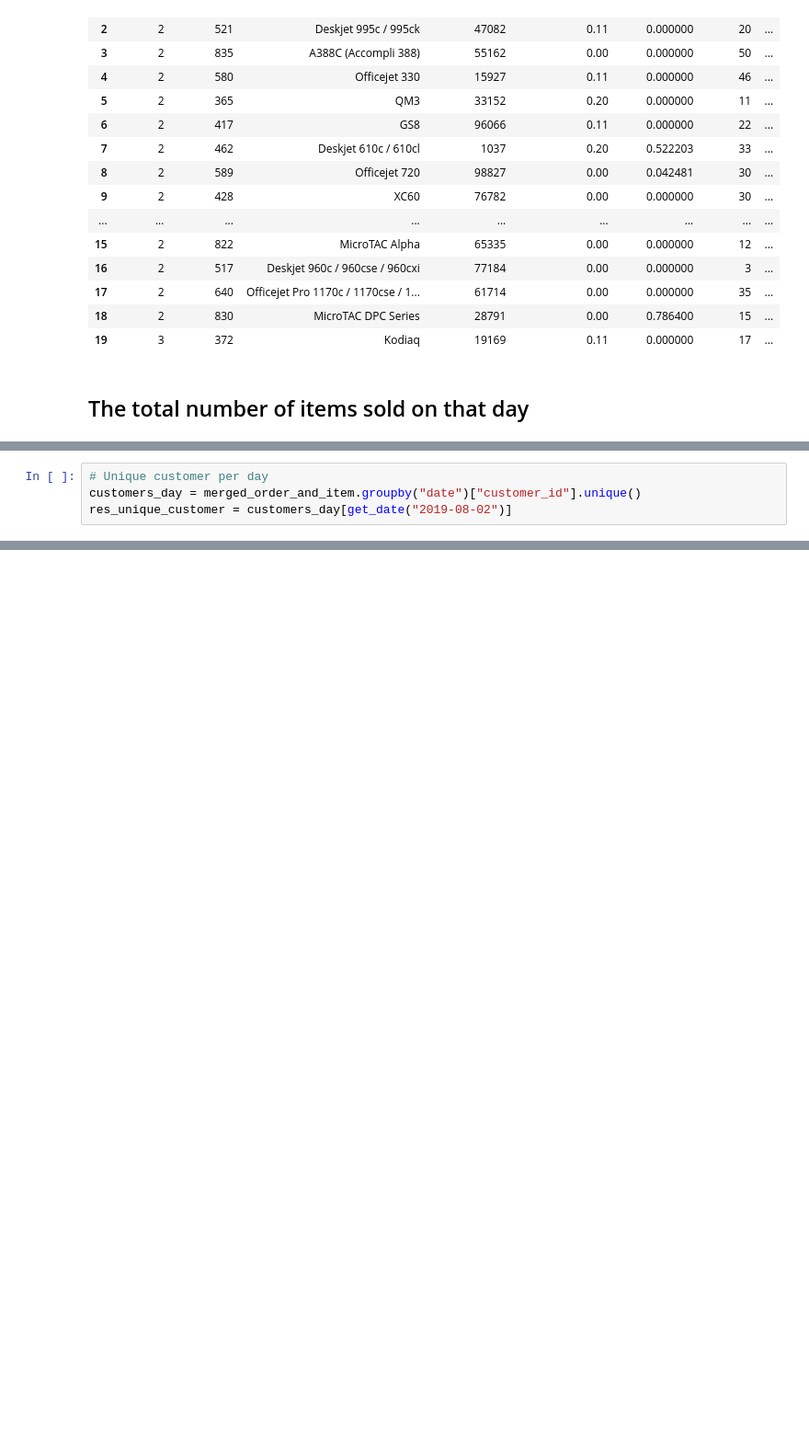
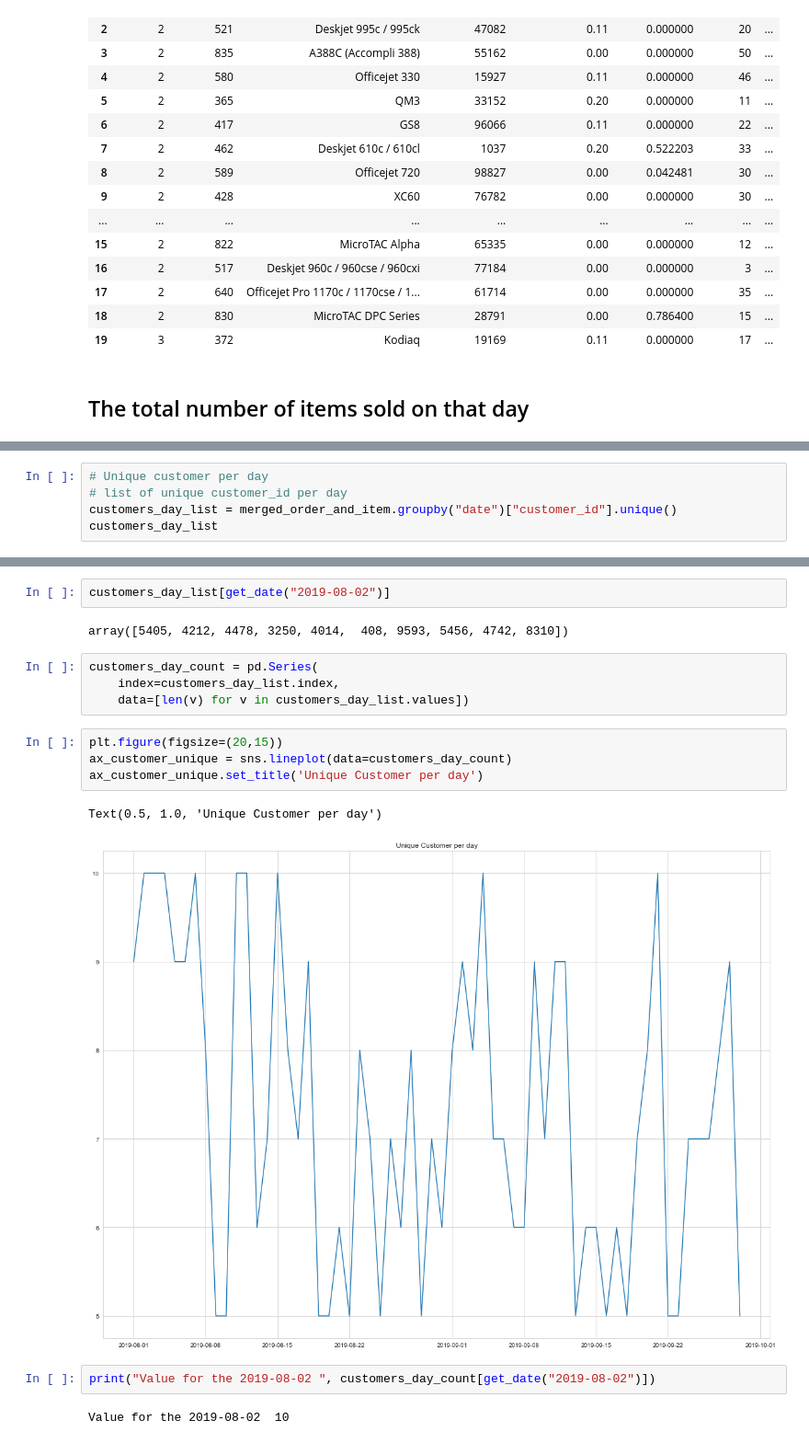
Before and after one commit to asaidomar/suade_test, a Jupyter notebook: data_analyse.ipynb, the cells around one changed output, grey strips where cells are left out. Shown: that part at 92% size. Saved outputs shown, nothing was run; the diff lists cells and outputs as text; blank space fills up the shorter version.

```diff
--- a/data_analyse.ipynb
+++ b/data_analyse.ipynb
@@ -130,4 +150,5 @@ px.line(x=sale_day.index, y=sale_day.values, title="Quantity sale per day")
 # %%
 # Unique customer per day
-customers_day = merged_order_and_item.groupby("date")["customer_id"].unique()
-res_unique_customer = customers_day[get_date("2019-08-02")]
+# list of unique customer_id per day
+customers_day_list = merged_order_and_item.groupby("date")["customer_id"].unique()
+customers_day_list
@@ -138 +173,20 @@ px.line(x=customers_day.index, y=customers_day.values, title="Unique customer pe
+# %%
+customers_day_list[get_date("2019-08-02")]
+# %% [output]
+array([5405, 4212, 4478, 3250, 4014,  408, 9593, 5456, 4742, 8310])
+# %%
+customers_day_count = pd.Series(
+    index=customers_day_list.index,
+    data=[len(v) for v in customers_day_list.values])
+# %%
+plt.figure(figsize=(20,15))
+ax_customer_unique = sns.lineplot(data=customers_day_count)
+ax_customer_unique.set_title('Unique Customer per day')
+# %% [output]
+Text(0.5, 1.0, 'Unique Customer per day')
+[figure, added]
+# %%
+print("Value for the 2019-08-02 ", customers_day_count[get_date("2019-08-02")])
+# %% [output]
+Value for the 2019-08-02  10
 # %% [markdown]
```
Also changed, not shown: parts of 29 cells of this notebook, 11 other files.
